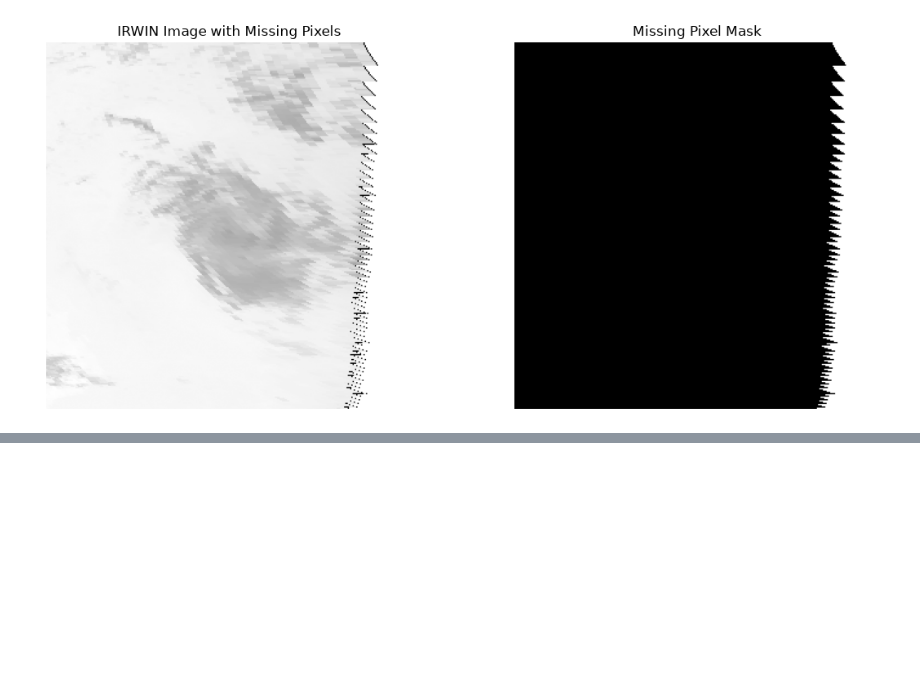
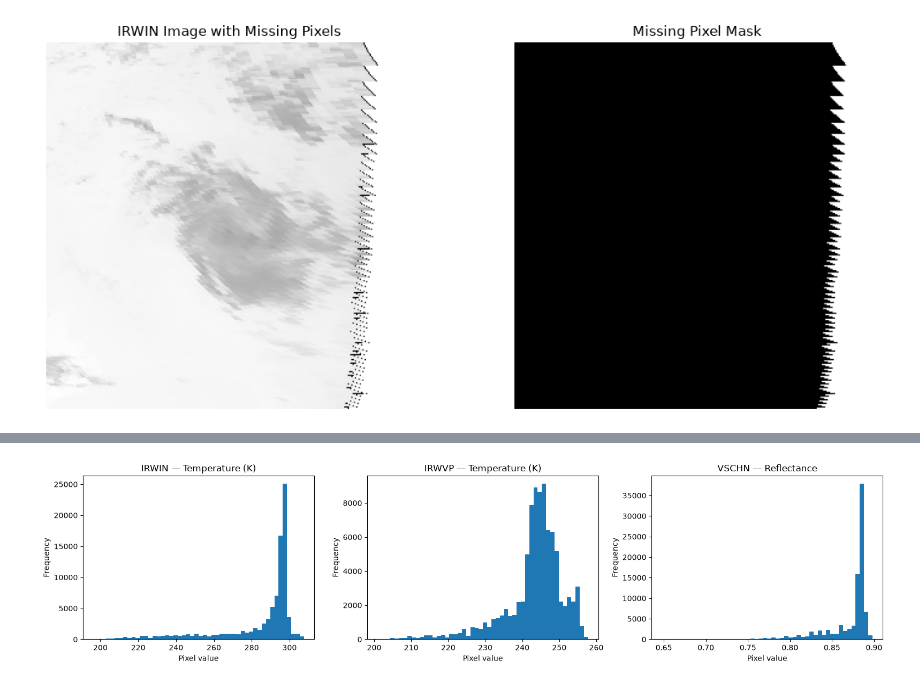
Before and after one commit to Sreoshh/tropical-cyclone-detection, a Jupyter notebook: data/notebooks/03_hursat_data_inspection.ipynb, the cells around one changed output, grey strips where cells are left out. Saved outputs shown, nothing was run; the diff lists cells and outputs as text; code cells hidden in the pictures; blank space fills up the shorter version.

```diff
--- a/data/notebooks/03_hursat_data_inspection.ipynb
+++ b/data/notebooks/03_hursat_data_inspection.ipynb
@@ -1241,0 +1465,24 @@ with pyfive.File(affected_file, "r") as ds:
+# %%
+# Examine pixel-value distributions
+
+fig, axes = plt.subplots(1, 3, figsize=(16, 4))
+
+channel_data = [
+    (irwin_physical, "IRWIN — Temperature (K)"),
+    (irwvp_physical, "IRWVP — Temperature (K)"),
+    (vsch_physical, "VSCHN — Reflectance")
+]
+
+for ax, (data, title) in zip(axes, channel_data):
+
+    valid_data = data[np.isfinite(data)]
+
+    ax.hist(valid_data.flatten(), bins=50)
+    ax.set_title(title)
+    ax.set_xlabel("Pixel value")
+    ax.set_ylabel("Frequency")
+
+plt.tight_layout()
+plt.show()
+# %% [output]
+[figure, added]
```
Also changed, not shown: parts of 22 cells of this notebook, 1 other file.
